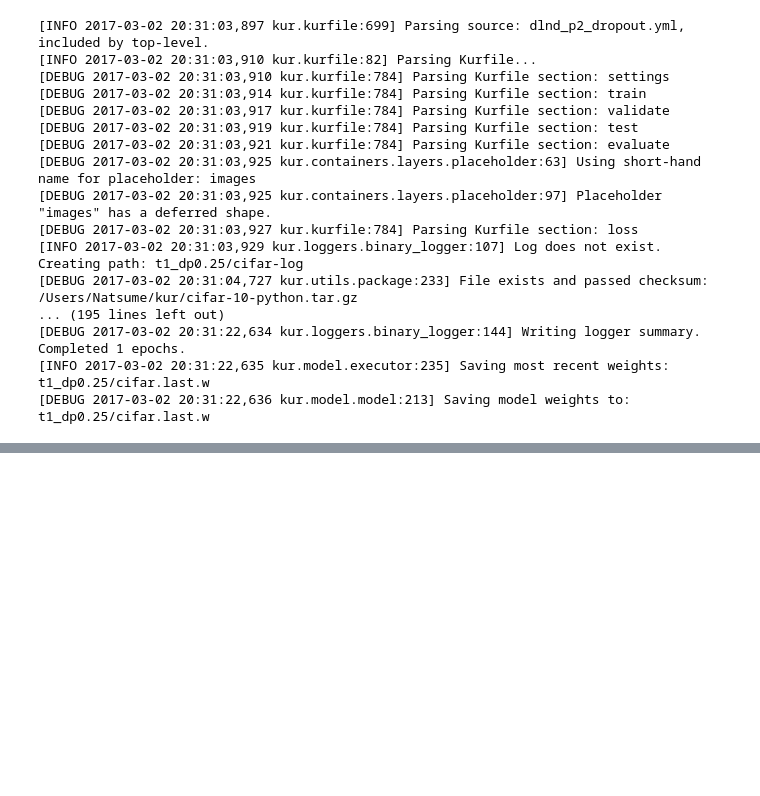
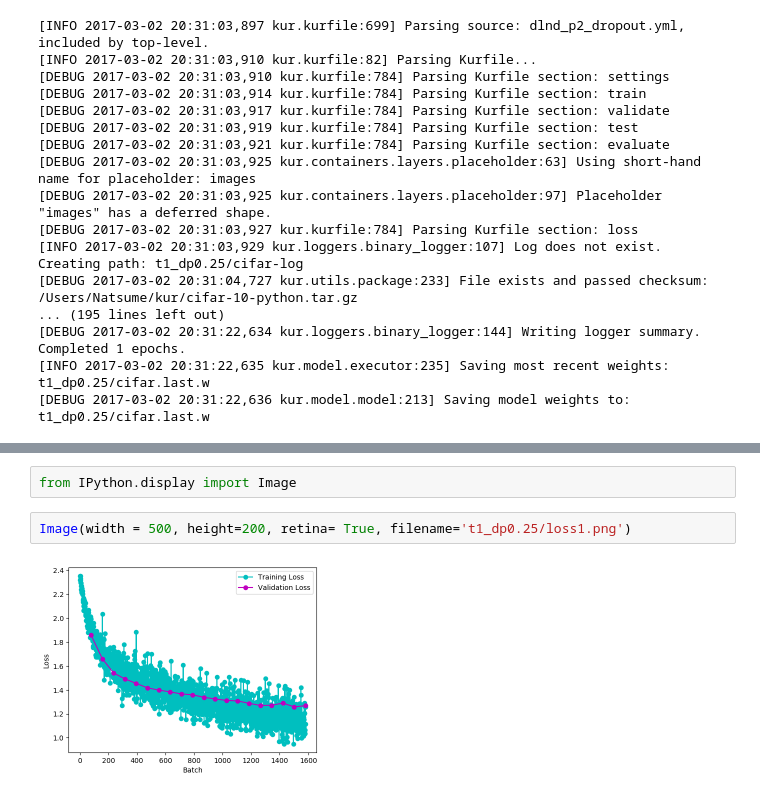
Before and after one commit to EmbraceLife/image_classification_dlnd2, a Jupyter notebook: dlnd_p2_kur.ipynb, the cells around one changed output, grey strips where cells are left out. Saved outputs shown, nothing was run; the diff lists cells and outputs as text; blank space fills up the shorter version.

```diff
--- a/dlnd_p2_kur.ipynb
+++ b/dlnd_p2_kur.ipynb
@@ -856,0 +732,6 @@ TypeError: __init__() missing 1 required positional argument: 'path'
+# %%
+from IPython.display import Image
+# %%
+Image(width = 500, height=200, retina= True, filename='t1_dp0.25/loss1.png')
+# %% [output]
+[figure, added]
```
Also changed, not shown: parts of 8 cells of this notebook.
